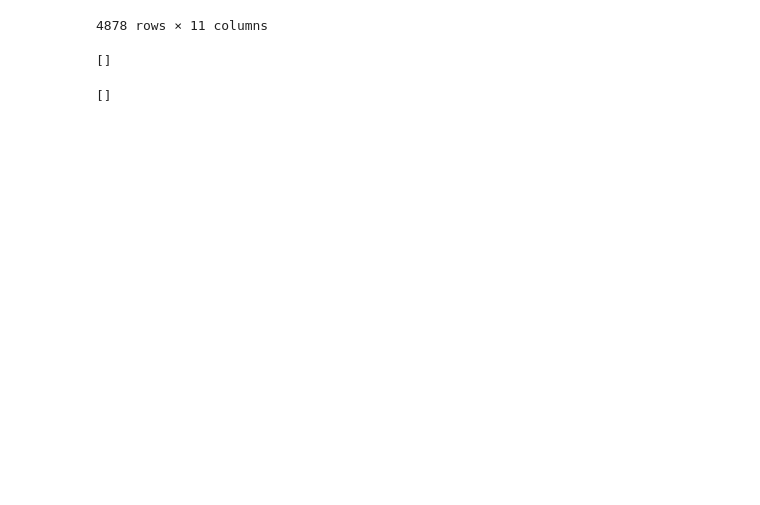
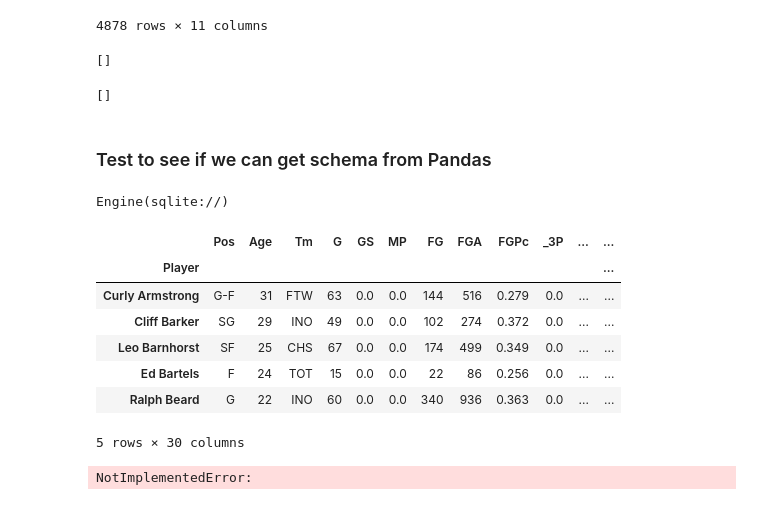
Before and after one commit to pnisenson/NBA-Player-Statistics, a Jupyter notebook: Type Testing.ipynb, the cells around one changed output. Cells and saved outputs as stored; diff of their text form; code cells hidden in the pictures; blank space fills up the shorter version.

```diff
--- a/Type Testing.ipynb
+++ b/Type Testing.ipynb
@@ -723,3 +723,5 @@ names_on_file
 nametable
 # %% [output]
 []
+# %% [markdown]
+### Test to see if we can get schema from Pandas
@@ -725,0 +731,21 @@ nametable
+# %%
+engine
+# %% [output]
+Engine(sqlite://)
+# %%
+totals = pd.read_csv("FullData/totals.csv", index_col=0)
+totals = totals.set_index('Player', drop = True)
+totals.head()
+# %% [output]
+|  | Pos | Age | Tm | G | GS | MP | FG | FGA | FGPc | _3P | ... | ... |
+| Player |  |  |  |  |  |  |  |  |  |  |  | ... |
+| Curly Armstrong | G-F | 31 | FTW | 63 | 0.0 | 0.0 | 144 | 516 | 0.279 | 0.0 | ... | ... |
+| Cliff Barker | SG | 29 | INO | 49 | 0.0 | 0.0 | 102 | 274 | 0.372 | 0.0 | ... | ... |
+| Leo Barnhorst | SF | 25 | CHS | 67 | 0.0 | 0.0 | 174 | 499 | 0.349 | 0.0 | ... | ... |
+| Ed Bartels | F | 24 | TOT | 15 | 0.0 | 0.0 | 22 | 86 | 0.256 | 0.0 | ... | ... |
+| Ralph Beard | G | 22 | INO | 60 | 0.0 | 0.0 | 340 | 936 | 0.363 | 0.0 | ... | ... |
+5 rows × 30 columns
+# %%
+engine.drop('a')
+# %% [output]
+NotImplementedError:
```
Also changed, not shown: parts of 2 cells of this notebook, 42 other files.
